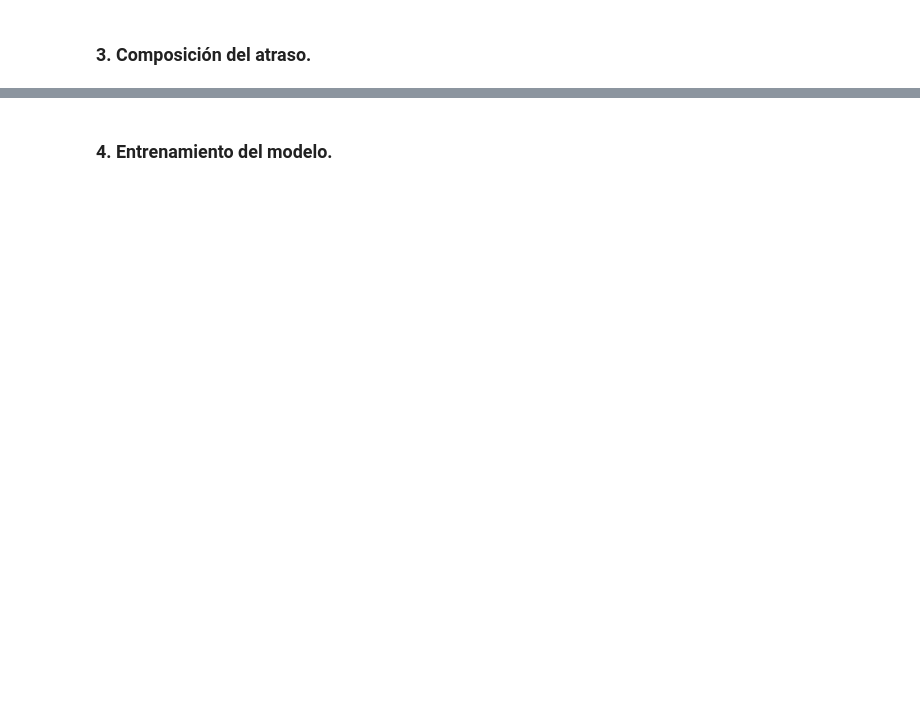
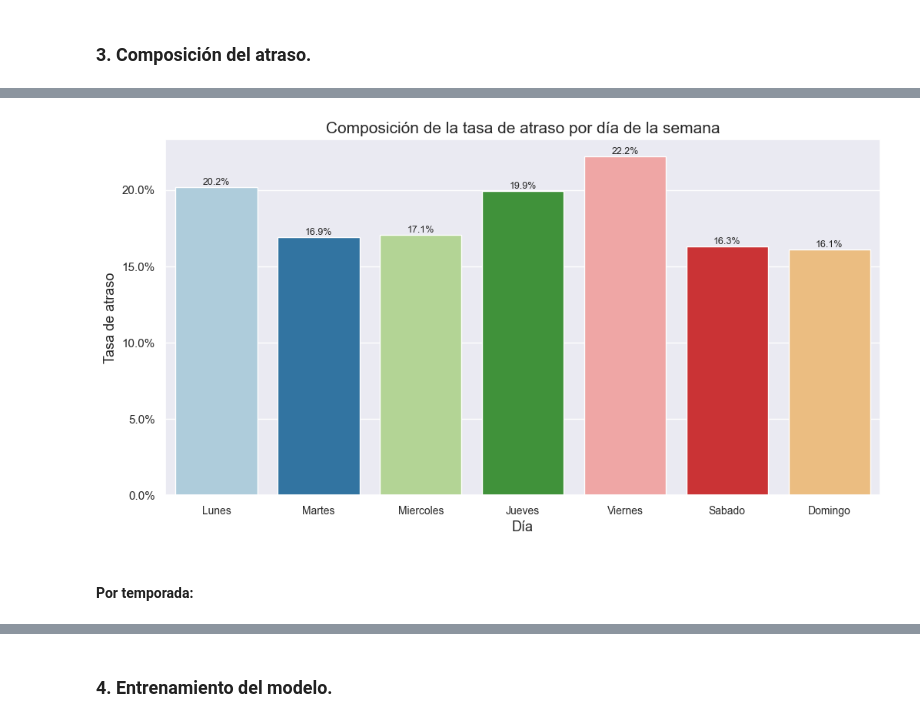
Before and after one commit to eaceror/latam-test, a Jupyter notebook: src/notebooks/solution.ipynb, the cells around one changed output, grey strips where cells are left out. Saved outputs shown, nothing was run; the diff lists cells and outputs as text; code cells hidden in the pictures; blank space fills up the shorter version.

```diff
--- a/src/notebooks/solution.ipynb
+++ b/src/notebooks/solution.ipynb
@@ -246,0 +318,20 @@ syntetic_df.to_csv('../../data/synthetic_features.csv', index=False)
+# %%
+df_groupped = syntetic_df.groupby(['dianom'], as_index=False)[['atraso_15']].mean().sort_values(by='atraso_15', ascending=False)
+df_groupped.reset_index(drop=True, inplace=True)
+df_groupped['dianom'] = pd.Categorical(df_groupped['dianom'], ['Lunes', 'Martes', 'Miercoles', 'Jueves', 'Viernes', 'Sabado', 'Domingo'],  ordered=True)
+df_groupped.sort_values(by='dianom', ascending=True, inplace=True)
+# %%
+sns.set(rc = {'figure.figsize':(12,6)})
+ax = sns.barplot(x=df_groupped['dianom'], y=df_groupped['atraso_15'], palette='Paired',
+                 order=['Lunes', 'Martes', 'Miercoles', 'Jueves', 'Viernes', 'Sabado', 'Domingo'])
+ax.yaxis.set_major_formatter(mtick.PercentFormatter(1));
+ax.set_xticklabels(ax.get_xticklabels(), fontsize=10);
+labels = [f'{i*100:.1f}%' for i in df_groupped['atraso_15'].values]
+ax.bar_label(ax.containers[0], labels=labels, fontsize=9);
+ax.set_xlabel('Día', fontsize=13);
+ax.set_ylabel('Tasa de atraso', fontsize=13);
+ax.set_title('Composición de la tasa de atraso por día de la semana', fontsize=15);
+# %% [output]
+[figure, added]
+# %% [markdown]
+#### Por temporada:
```
Also changed, not shown: parts of 33 cells of this notebook.
